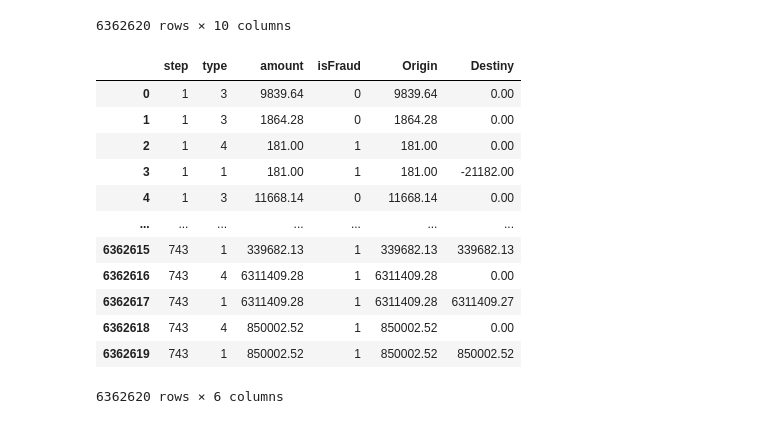
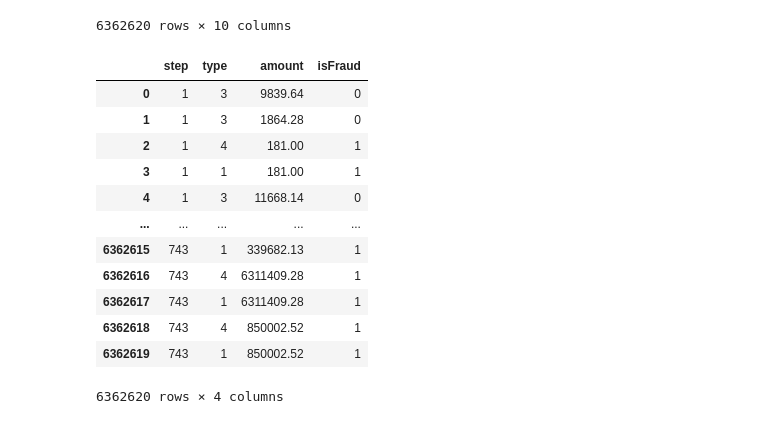
Before and after one commit to haguerrero/proyecto_fraudes, a Jupyter notebook: proyecto_transacciones_fraudulentas_hugo.ipynb, the cells around one changed output. Saved outputs shown, nothing was run; the diff lists cells and outputs as text; code cells hidden in the pictures.

```diff
--- a/proyecto_transacciones_fraudulentas_hugo.ipynb
+++ b/proyecto_transacciones_fraudulentas_hugo.ipynb
@@ -814,28 +819,28 @@ df
 # %%
 df_label_type = df.drop(columns=['nameOrig', 'nameDest'])
 
 # Eliminamos oldbalanceOrg	newbalanceOrig	oldbalanceDest	newbalanceDest
 # Feature engineering
-df_label_type['Origin'] = df_label_type['oldbalanceOrg'] - df_label_type['newbalanceOrig']
-df_label_type['Destiny'] = df_label_type['newbalanceDest'] - df_label_type['oldbalanceDest']
+# df_label_type['Origin'] = df_label_type['oldbalanceOrg'] - df_label_type['newbalanceOrig']
+# df_label_type['Destiny'] = df_label_type['newbalanceDest'] - df_label_type['oldbalanceDest']
 
 df_cleaned = df_label_type.drop(columns=['newbalanceOrig', 'newbalanceDest', 'oldbalanceOrg', 'oldbalanceDest'])
 
 df_cleaned
 # %% [output]
-|  | step | type | amount | isFraud | Origin | Destiny |
-| 0 | 1 | 3 | 9839.64 | 0 | 9839.64 | 0.00 |
-| 1 | 1 | 3 | 1864.28 | 0 | 1864.28 | 0.00 |
-| 2 | 1 | 4 | 181.00 | 1 | 181.00 | 0.00 |
-| 3 | 1 | 1 | 181.00 | 1 | 181.00 | -21182.00 |
-| 4 | 1 | 3 | 11668.14 | 0 | 11668.14 | 0.00 |
-| ... | ... | ... | ... | ... | ... | ... |
-| 6362615 | 743 | 1 | 339682.13 | 1 | 339682.13 | 339682.13 |
-| 6362616 | 743 | 4 | 6311409.28 | 1 | 6311409.28 | 0.00 |
-| 6362617 | 743 | 1 | 6311409.28 | 1 | 6311409.28 | 6311409.27 |
-| 6362618 | 743 | 4 | 850002.52 | 1 | 850002.52 | 0.00 |
-| 6362619 | 743 | 1 | 850002.52 | 1 | 850002.52 | 850002.52 |
+|  | step | type | amount | isFraud |
+| 0 | 1 | 3 | 9839.64 | 0 |
+| 1 | 1 | 3 | 1864.28 | 0 |
+| 2 | 1 | 4 | 181.00 | 1 |
+| 3 | 1 | 1 | 181.00 | 1 |
+| 4 | 1 | 3 | 11668.14 | 0 |
+| ... | ... | ... | ... | ... |
+| 6362615 | 743 | 1 | 339682.13 | 1 |
+| 6362616 | 743 | 4 | 6311409.28 | 1 |
+| 6362617 | 743 | 1 | 6311409.28 | 1 |
+| 6362618 | 743 | 4 | 850002.52 | 1 |
+| 6362619 | 743 | 1 | 850002.52 | 1 |
-6362620 rows × 6 columns
+6362620 rows × 4 columns
 # %%
 X = df_cleaned.drop('isFraud', axis=1) #labels
 y = df_cleaned['isFraud'] #target
```
Also changed, not shown: parts of 14 cells of this notebook.
